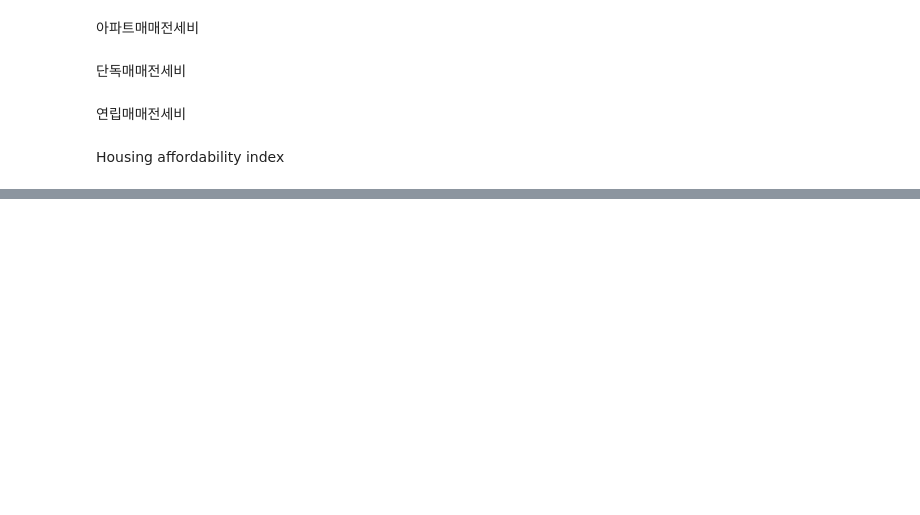
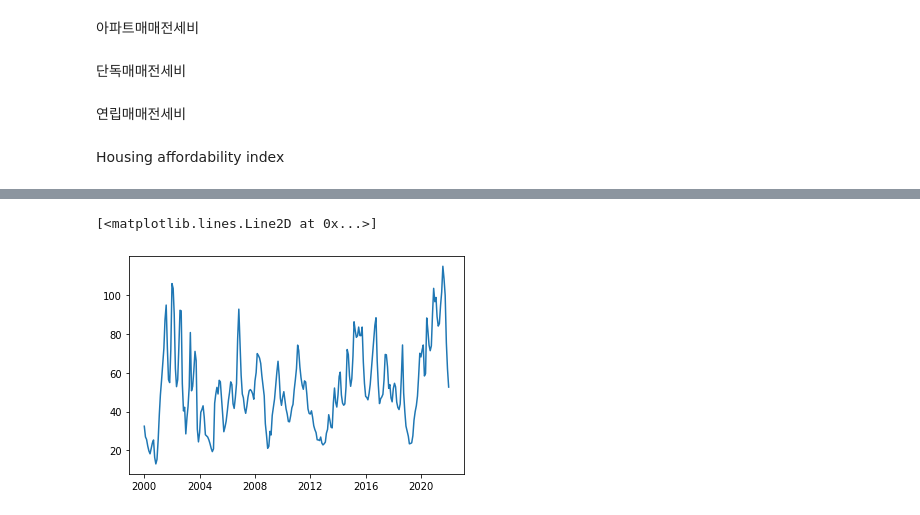
Before and after one commit to yeonghun00/real-estate, a Jupyter notebook: my.ipynb, the cells around one changed output, grey strips where cells are left out. Saved outputs shown, nothing was run; the diff lists cells and outputs as text; code cells hidden in the pictures; blank space fills up the shorter version.

```diff
--- a/my.ipynb
+++ b/my.ipynb
@@ -155,0 +170,6 @@ Housing affordability index
+# %%
+ta_df = pd.read_excel(xls, '21.매수우위', header=1, usecols="A:CS")
+ta_df['Unnamed: 0'].fillna(method='bfill', inplace=True)
+ta_df = ta_df[:ta_df[ta_df['Unnamed: 0'].isnull()].index[0]]
+ta_df = date_format2(ta_df)
+ta_df
@@ -155,0 +191,5 @@ Housing affordability index
+# %%
+plt.plot(ta_df['Unnamed: 4'][2:])
+# %% [output]
+[<matplotlib.lines.Line2D at 0x...>]
+[figure, added]
```
Also changed, not shown: parts of 4 cells of this notebook.
